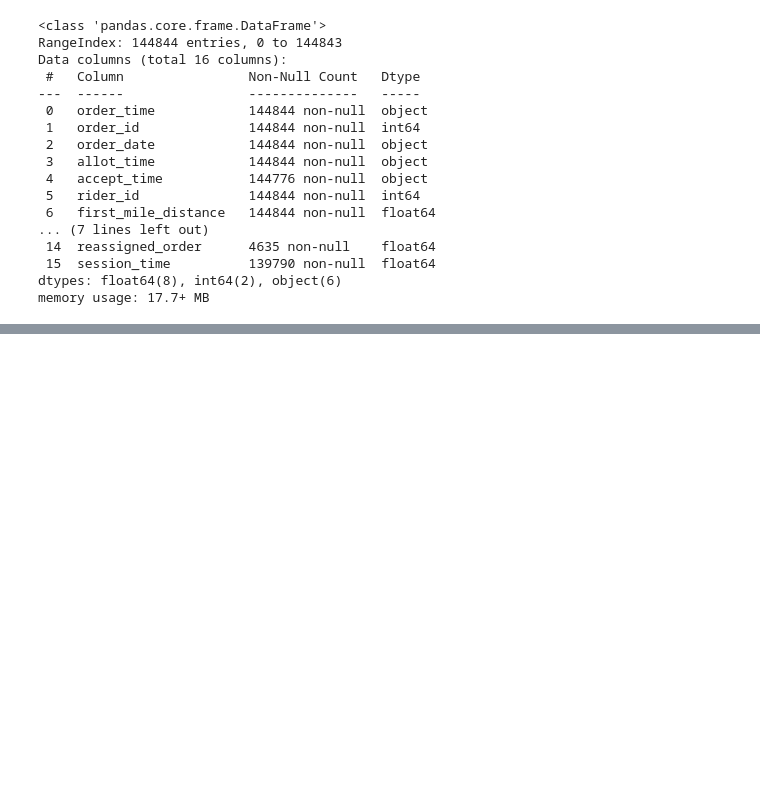
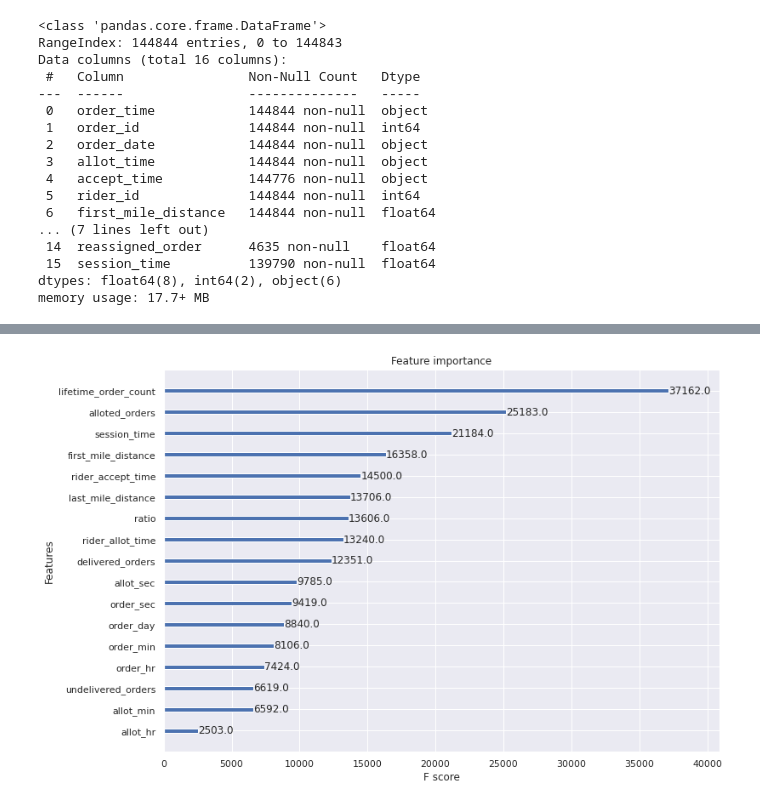
Before and after one commit to aryanpandey/Cascade-Cup-2022, a Jupyter notebook: Cascade_Cup_Aditya.ipynb, the cells around one changed output, grey strips where cells are left out. Drawn from its saved outputs; the diff is of its cells as text; code cells hidden in the pictures; blank space fills up the shorter version.

```diff
--- a/Cascade_Cup_Aditya.ipynb
+++ b/Cascade_Cup_Aditya.ipynb
@@ -216,14 +242,14 @@ test['ratio'] = test['first_mile_distance']/(test['last_mile_distance'] + 1e-7)
 # %%
 more_drop = ['order_time', 'order_id', 'order_date', 'allot_time',
-             'accept_time', 'rider_id']
+             'accept_time', 'reassignment_method', 'reassignment_reason', 'reassigned_order', 'rider_id']
 
 train.drop(more_drop, axis = 1, inplace = True)
 test.drop(more_drop, axis = 1, inplace = True)
 # %%
 from sklearn.preprocessing import LabelEncoder
-text_fill = ['reassignment_method', 'reassignment_reason']
-num_fill = ['reassigned_order', 'session_time', 'alloted_orders',
-       'delivered_orders', 'undelivered_orders', 'lifetime_order_count',]
+text_fill = []
+num_fill = ['session_time', 'alloted_orders',
+       'delivered_orders', 'undelivered_orders', 'lifetime_order_count']
 
 for col in text_fill:
     le = LabelEncoder()
@@ -239,3 +265,4 @@ for col in num_fill:
 sc = MinMaxScaler()
 sc = sc.fit(train['ratio'].values.reshape(-1,1))
 train['ratio'] = sc.transform(train['ratio'].values.reshape(-1,1))
+test['ratio'] = sc.transform(test['ratio'].values.reshape(-1,1))
@@ -247,0 +271,19 @@ Name: reassigned_order, dtype: int64
+# %%
+train_adv = train.drop('cancelled', axis = 1)
+train_adv['target'] = 0
+test_adv = test.copy()
+test_adv['target'] = 1
+
+adv_data = pd.concat([train_adv, test_adv], ignore_index = True)
+adv_X = adv_data.drop('target', axis = 1)
+adv_y = adv_data['target']
+
+adv_X_Train, adv_X_Val, adv_Y_Train, adv_Y_Val = train_test_split(adv_X, adv_y, stratify = adv_y, random_state=42)
+xgb = XGBClassifier(n_estimators = 2000, max_depth = 8, n_jobs = -1,
+                        learning_rate = 0.05, reg_lambda = 0.1, random_state = 10)
+
+xgb.fit(adv_X_Train, adv_Y_Train, early_stopping_rounds = 50,
+            eval_set = [(adv_X_Train, adv_Y_Train), (adv_X_Val, adv_Y_Val)],
+            eval_metric = 'logloss', verbose = True)
+pred = xgb.predict(adv_X_Val)
+print("ROC-AUC Score: ", roc_auc_score(pred, adv_Y_Val))
@@ -247,0 +317,5 @@ Name: reassigned_order, dtype: int64
+# %%
+plot_importance(xgb)
+plt.show()
+# %% [output]
+[figure, added]
```
Also changed, not shown: parts of 28 cells of this notebook.
